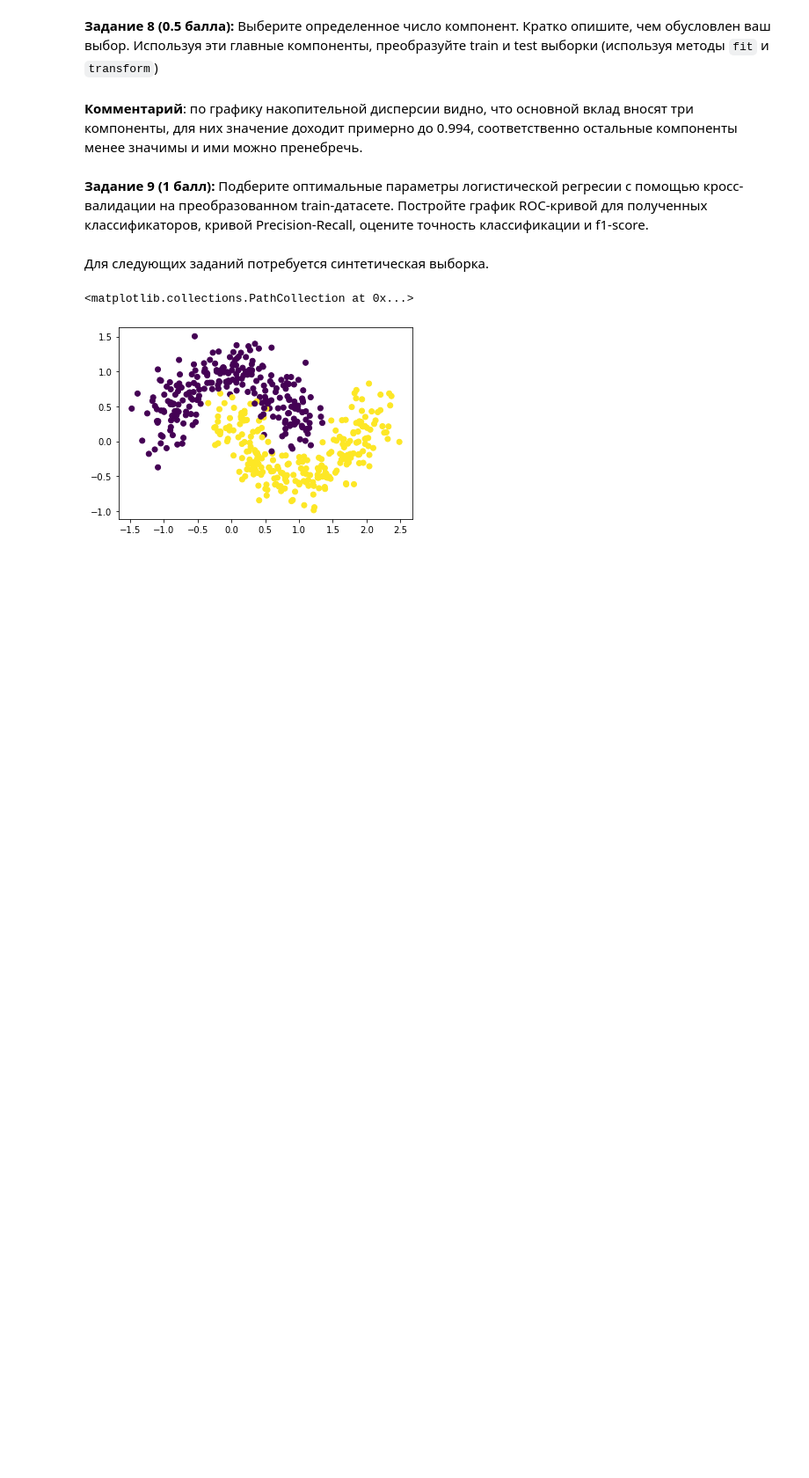
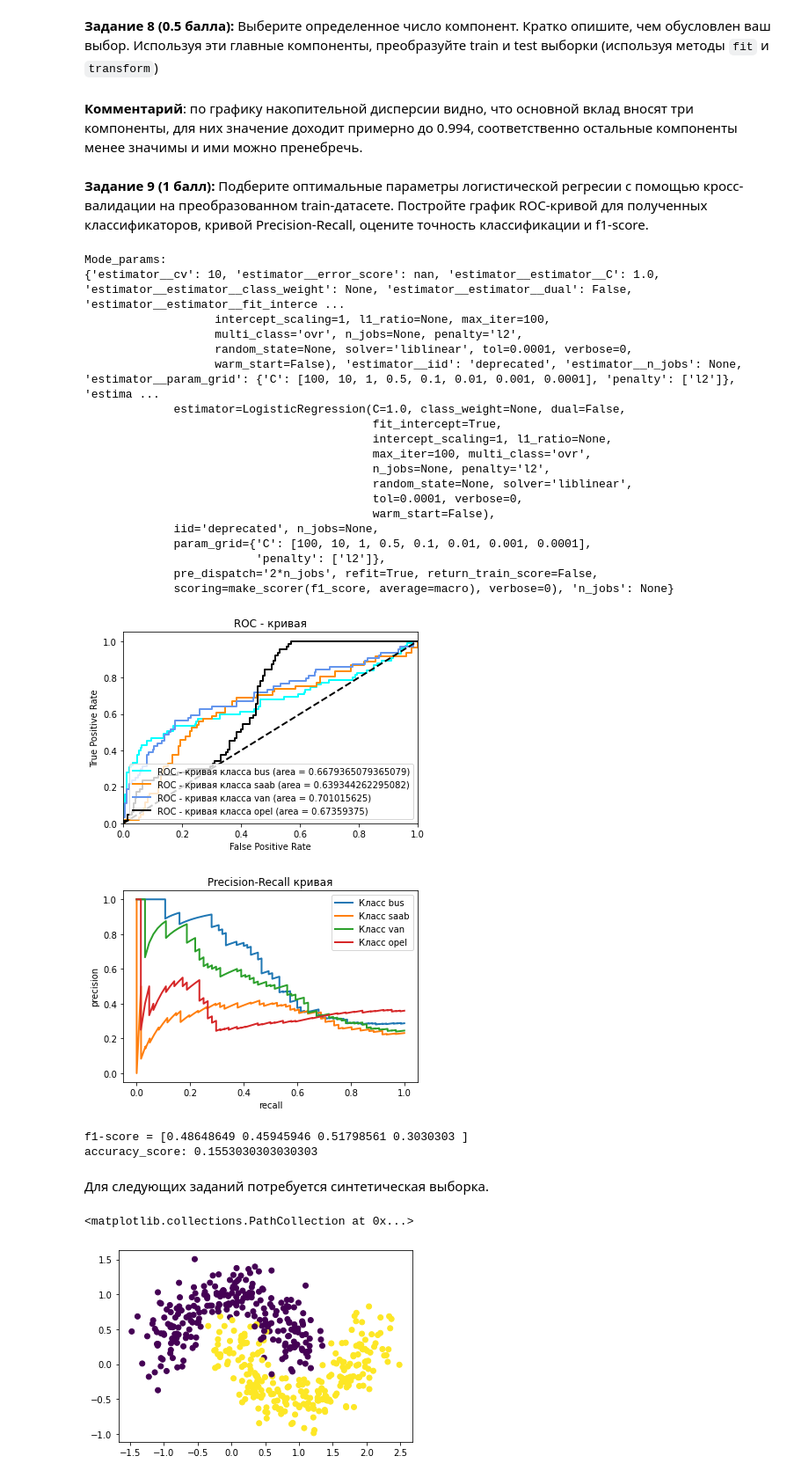
Before and after one commit to dep-810b-studs/mipt-python, a Jupyter notebook: tasks/mipt-python-task-ml.ipynb, the cells around one changed output. Shown at 88% size. Cells and saved outputs as stored; diff of their text form; code cells hidden in the pictures; blank space fills up the shorter version.

```diff
--- a/tasks/mipt-python-task-ml.ipynb
+++ b/tasks/mipt-python-task-ml.ipynb
@@ -304,12 +303,10 @@ import matplotlib.pyplot as plt
 
 targets = ["bus", "saab", "van", "opel"]
 
-#X_train, X_test, y_train, y_test = train_test_split(pca_train, label_target, test_size=0.35)
-#[100, 10, 1, 0.5, 0.1, 0.01, 0.001, 0.0001],
-c_arr = np.arange(0.01,100,0.001)
+#c_arr = np.arange(0.01,100,0.001)
 model = OneVsRestClassifier(GridSearchCV(LogisticRegression(solver='liblinear', multi_class='ovr'),
                      cv=10,
-                     param_grid={"C": c_arr , "penalty" : ["l1","l2"]},
+                     param_grid={"C":[100, 10, 1, 0.5, 0.1, 0.01, 0.001, 0.0001], "penalty" : ["l2"]},
                      scoring=make_scorer(f1_score, **{'average':'macro'})))
 
 model.fit(pca_train, y_train)
@@ -328,33 +325,57 @@ for i in range(count_classes):
 lw = 2
 colors = list(['aqua', 'darkorange', 'cornflowerblue','black'])
 for i, color in zip(range(count_classes), colors):
     plt.plot(fpr[i], tpr[i], color=color, lw=lw,
              label=f'ROC - кривая класса {targets[i]} (area = {roc_auc[i]})')
 
 plt.plot([0, 1], [0, 1], 'k--', lw=lw)
 plt.xlim([0.0, 1.0])
 plt.ylim([0.0, 1.05])
 plt.xlabel('False Positive Rate')
 plt.ylabel('True Positive Rate')
 plt.title('ROC - кривая')
 plt.legend(loc="lower right")
 plt.show()
 
 precision = dict()
 recall = dict()
 for i in range(count_classes):
     precision[i], recall[i], _ = precision_recall_curve(y_test[:, i],
                                                         features[:, i])
     plt.plot(recall[i], precision[i], lw=2, label=f'Класс {targets[i]}')
 
 plt.xlabel("recall")
 plt.ylabel("precision")
 plt.legend(loc="best")
 plt.title("Precision-Recall кривая")
 plt.show()
 
 print(f'f1-score = {f1_score(y_test, model.predict(pca_test), average=None)}')
 print("accuracy_score:", accuracy_score(y_test, model.predict(pca_test)))
+# %% [output]
+Mode_params:
+{'estimator__cv': 10, 'estimator__error_score': nan, 'estimator__estimator__C': 1.0, 'estimator__estimator__class_weight': None, 'estimator__estimator__dual': False, 'estimator__estimator__fit_interce ...
+                   intercept_scaling=1, l1_ratio=None, max_iter=100,
+                   multi_class='ovr', n_jobs=None, penalty='l2',
+                   random_state=None, solver='liblinear', tol=0.0001, verbose=0,
+                   warm_start=False), 'estimator__iid': 'deprecated', 'estimator__n_jobs': None, 'estimator__param_grid': {'C': [100, 10, 1, 0.5, 0.1, 0.01, 0.001, 0.0001], 'penalty': ['l2']}, 'estima ...
+             estimator=LogisticRegression(C=1.0, class_weight=None, dual=False,
+                                          fit_intercept=True,
+                                          intercept_scaling=1, l1_ratio=None,
+                                          max_iter=100, multi_class='ovr',
+                                          n_jobs=None, penalty='l2',
+                                          random_state=None, solver='liblinear',
+                                          tol=0.0001, verbose=0,
+                                          warm_start=False),
+             iid='deprecated', n_jobs=None,
+             param_grid={'C': [100, 10, 1, 0.5, 0.1, 0.01, 0.001, 0.0001],
+                         'penalty': ['l2']},
+             pre_dispatch='2*n_jobs', refit=True, return_train_score=False,
+             scoring=make_scorer(f1_score, average=macro), verbose=0), 'n_jobs': None}
+[figure, added]
+[figure, added]
+f1-score = [0.48648649 0.45945946 0.51798561 0.3030303 ]
+accuracy_score: 0.1553030303030303
 # %% [markdown]
 Для следующих заданий потребуется синтетическая выборка.
 # %%
```
Also changed, not shown: parts of 5 cells of this notebook.
